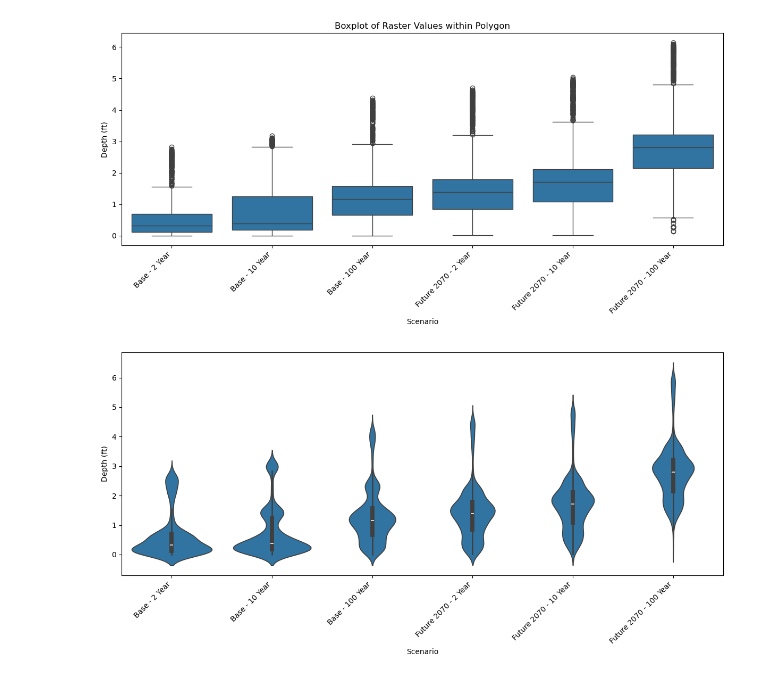
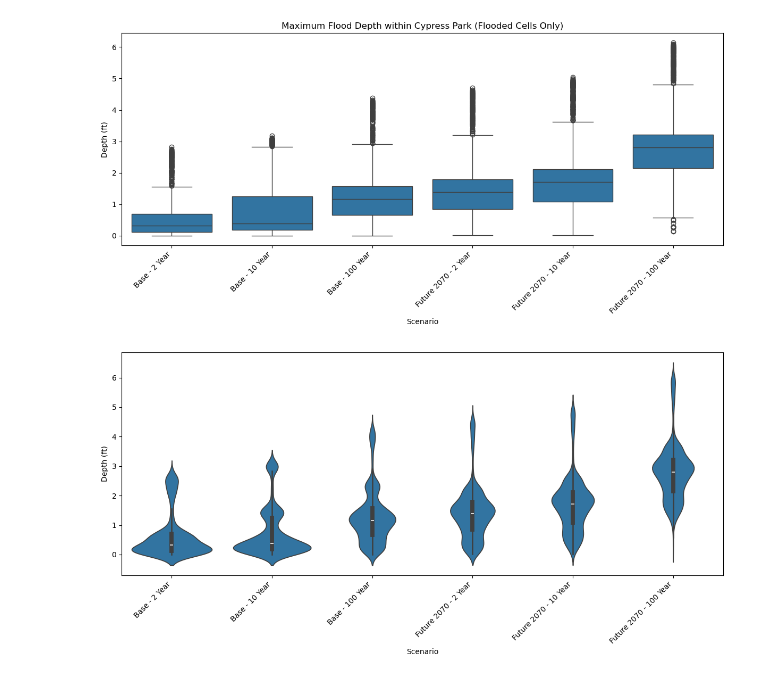
Before and after one commit to dianaveronez/General, a Jupyter notebook: gis/depth_across_study_area.ipynb, the cells around one changed output. Drawn from its saved outputs; the diff is of its cells as text; code cells hidden in the pictures.

```diff
--- a/gis/depth_across_study_area.ipynb
+++ b/gis/depth_across_study_area.ipynb
@@ -63,0 +78,18 @@ plt.show()
+# %%
+# Convert extracted values into long-format table for seaborn
+values_list = []
+labels_list = []
+
+for vals, name in zip(all_values, raster_names):
+    values_list.extend(vals.tolist())
+    labels_list.extend([name] * len(vals))
+
+df = pd.DataFrame({
+    "Raster": labels_list,
+    "Value": values_list
+})
+
+# Print raster names to confirm mapping before plotting
+print("Current raster names:")
+for i, name in enumerate(sorted(df["Raster"].unique()), 1):
+    print(f"{i}. {name}")
@@ -98,24 +125,23 @@ Current raster names (as they appear in plots):
 # %%
-# Plot boxplot with renamed labels
-plt.figure(figsize=(12,6))
-sns.boxplot(x='Raster', y='Value', data=df)
-plt.xticks(rotation=45, ha='right')
-plt.title('Boxplot of Raster Values within Polygon')
-plt.xlabel('Scenario')
-plt.ylabel('Depth (ft)')
+# Boxplot of max flood depth distribution
+plt.figure(figsize=(12, 6))
+sns.boxplot(x="Raster", y="Value", data=df)
+plt.xticks(rotation=45, ha="right")
+plt.xlabel("Scenario")
+plt.ylabel("Depth (ft)")
+plt.title("Maximum Flood Depth within Cypress Park (Flooded Cells Only)")
 plt.tight_layout()
 plt.show()
+
+# Violin plot of max flood depth distribution
+plt.figure(figsize=(12, 6))
+sns.violinplot(x="Raster", y="Value", data=df)
+plt.xticks(rotation=45, ha="right")
+plt.xlabel("Scenario")
+plt.ylabel("Depth (ft)")
+plt.title("")
+plt.tight_layout()
+plt.show()
 # %% [output]
-[figure, old version]
+[figure, new version]
+[figure, added]
-# %%
-# Plot violin plot with renamed labels
-plt.figure(figsize=(12,6))
-sns.violinplot(x='Raster', y='Value', data=df)
-plt.xticks(rotation=45, ha='right')
-plt.title('')
-plt.xlabel('Scenario')
-plt.ylabel('Depth (ft)')
-plt.tight_layout()
-plt.show()
-# %% [output]
-[figure, removed]
```
Also changed, not shown: parts of 11 cells of this notebook.
